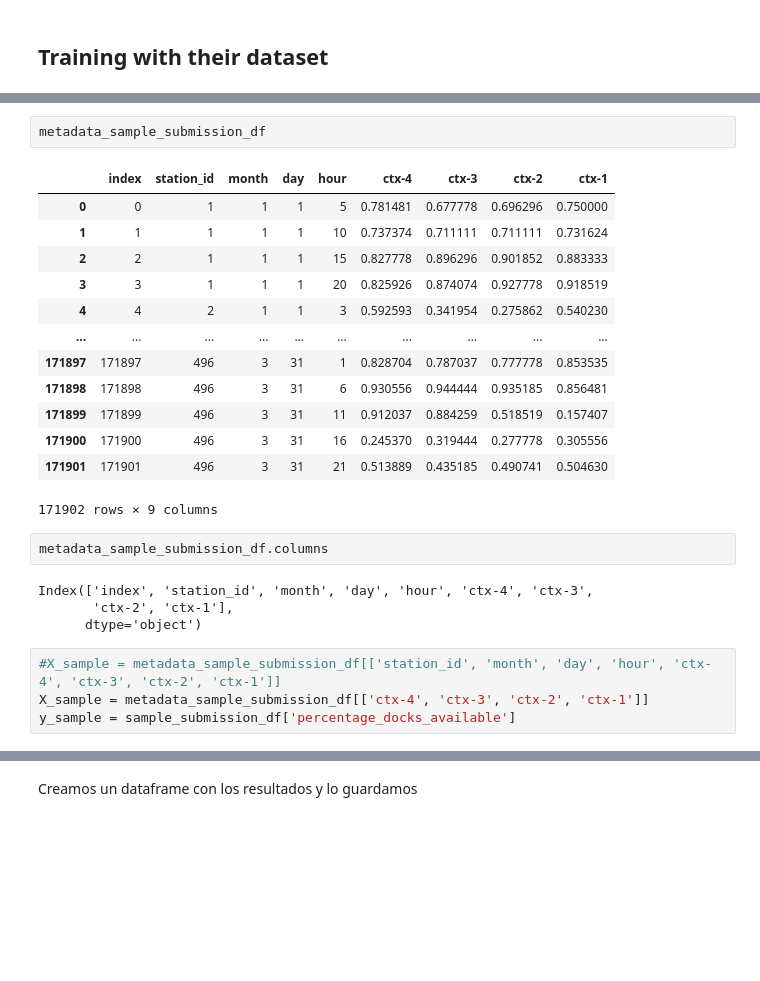
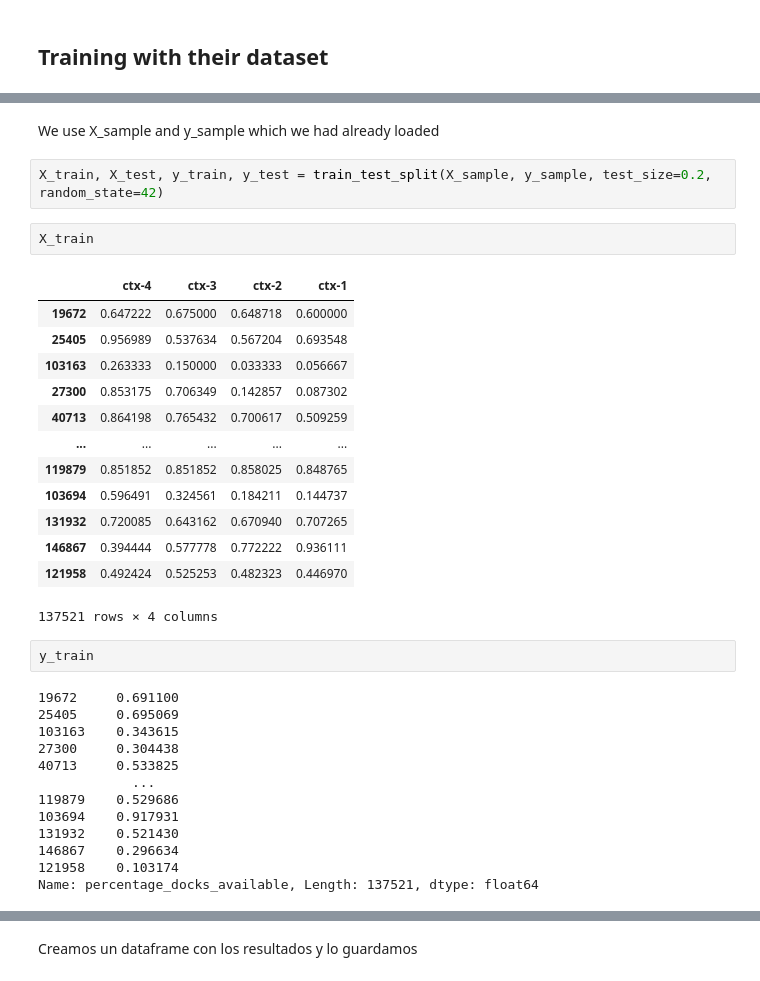
Before and after one commit to franmastromarino/ub-bicing-capstone-project, a Jupyter notebook: training.ipynb, the cells around one changed output, grey strips where cells are left out. Saved outputs shown, nothing was run; the diff lists cells and outputs as text; blank space fills up the shorter version.

```diff
--- a/training.ipynb
+++ b/training.ipynb
@@ -199,26 +229,35 @@ metadata_sample_submission_df = pd.read_csv("data/other/metadata_sample_submissi
-# %%
-metadata_sample_submission_df
-# %% [output]
-|  | index | station_id | month | day | hour | ctx-4 | ctx-3 | ctx-2 | ctx-1 |
-| 0 | 0 | 1 | 1 | 1 | 5 | 0.781481 | 0.677778 | 0.696296 | 0.750000 |
-| 1 | 1 | 1 | 1 | 1 | 10 | 0.737374 | 0.711111 | 0.711111 | 0.731624 |
-| 2 | 2 | 1 | 1 | 1 | 15 | 0.827778 | 0.896296 | 0.901852 | 0.883333 |
-| 3 | 3 | 1 | 1 | 1 | 20 | 0.825926 | 0.874074 | 0.927778 | 0.918519 |
-| 4 | 4 | 2 | 1 | 1 | 3 | 0.592593 | 0.341954 | 0.275862 | 0.540230 |
-| ... | ... | ... | ... | ... | ... | ... | ... | ... | ... |
-| 171897 | 171897 | 496 | 3 | 31 | 1 | 0.828704 | 0.787037 | 0.777778 | 0.853535 |
-| 171898 | 171898 | 496 | 3 | 31 | 6 | 0.930556 | 0.944444 | 0.935185 | 0.856481 |
-| 171899 | 171899 | 496 | 3 | 31 | 11 | 0.912037 | 0.884259 | 0.518519 | 0.157407 |
-| 171900 | 171900 | 496 | 3 | 31 | 16 | 0.245370 | 0.319444 | 0.277778 | 0.305556 |
-| 171901 | 171901 | 496 | 3 | 31 | 21 | 0.513889 | 0.435185 | 0.490741 | 0.504630 |
-171902 rows × 9 columns
-# %%
-metadata_sample_submission_df.columns
-# %% [output]
-Index(['index', 'station_id', 'month', 'day', 'hour', 'ctx-4', 'ctx-3',
-       'ctx-2', 'ctx-1'],
-      dtype='object')
-# %%
-#X_sample = metadata_sample_submission_df[['station_id', 'month', 'day', 'hour', 'ctx-4', 'ctx-3', 'ctx-2', 'ctx-1']]
-X_sample = metadata_sample_submission_df[['ctx-4', 'ctx-3', 'ctx-2', 'ctx-1']]
-y_sample = sample_submission_df['percentage_docks_available']
+# %% [markdown]
+We use X_sample and y_sample which we had already loaded
+# %%
+X_train, X_test, y_train, y_test = train_test_split(X_sample, y_sample, test_size=0.2, random_state=42)
+# %%
+X_train
+# %% [output]
+|  | ctx-4 | ctx-3 | ctx-2 | ctx-1 |
+| 19672 | 0.647222 | 0.675000 | 0.648718 | 0.600000 |
+| 25405 | 0.956989 | 0.537634 | 0.567204 | 0.693548 |
+| 103163 | 0.263333 | 0.150000 | 0.033333 | 0.056667 |
+| 27300 | 0.853175 | 0.706349 | 0.142857 | 0.087302 |
+| 40713 | 0.864198 | 0.765432 | 0.700617 | 0.509259 |
+| ... | ... | ... | ... | ... |
+| 119879 | 0.851852 | 0.851852 | 0.858025 | 0.848765 |
+| 103694 | 0.596491 | 0.324561 | 0.184211 | 0.144737 |
+| 131932 | 0.720085 | 0.643162 | 0.670940 | 0.707265 |
+| 146867 | 0.394444 | 0.577778 | 0.772222 | 0.936111 |
+| 121958 | 0.492424 | 0.525253 | 0.482323 | 0.446970 |
+137521 rows × 4 columns
+# %%
+y_train
+# %% [output]
+19672     0.691100
+25405     0.695069
+103163    0.343615
+27300     0.304438
+40713     0.533825
+            ...
+119879    0.529686
+103694    0.917931
+131932    0.521430
+146867    0.296634
+121958    0.103174
+Name: percentage_docks_available, Length: 137521, dtype: float64
```
Also changed, not shown: parts of 32 cells of this notebook.
